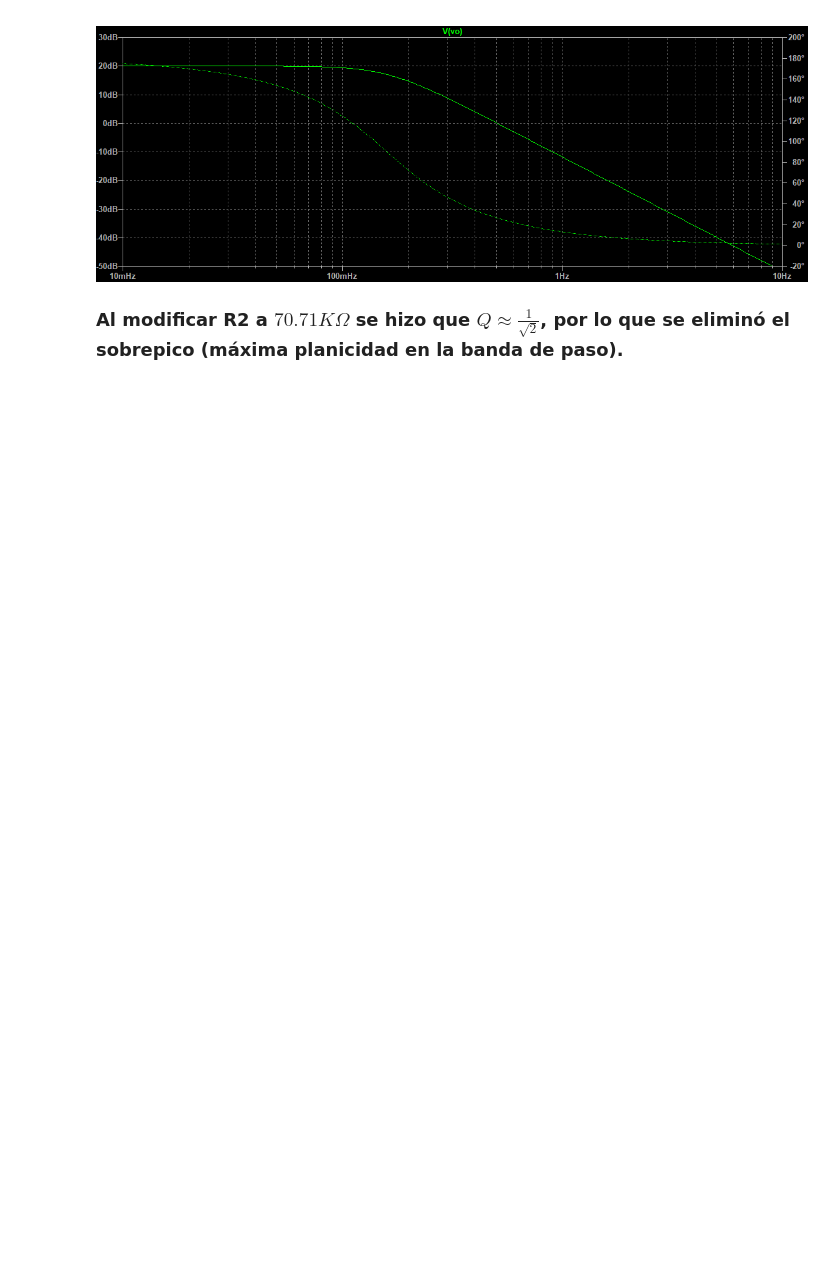
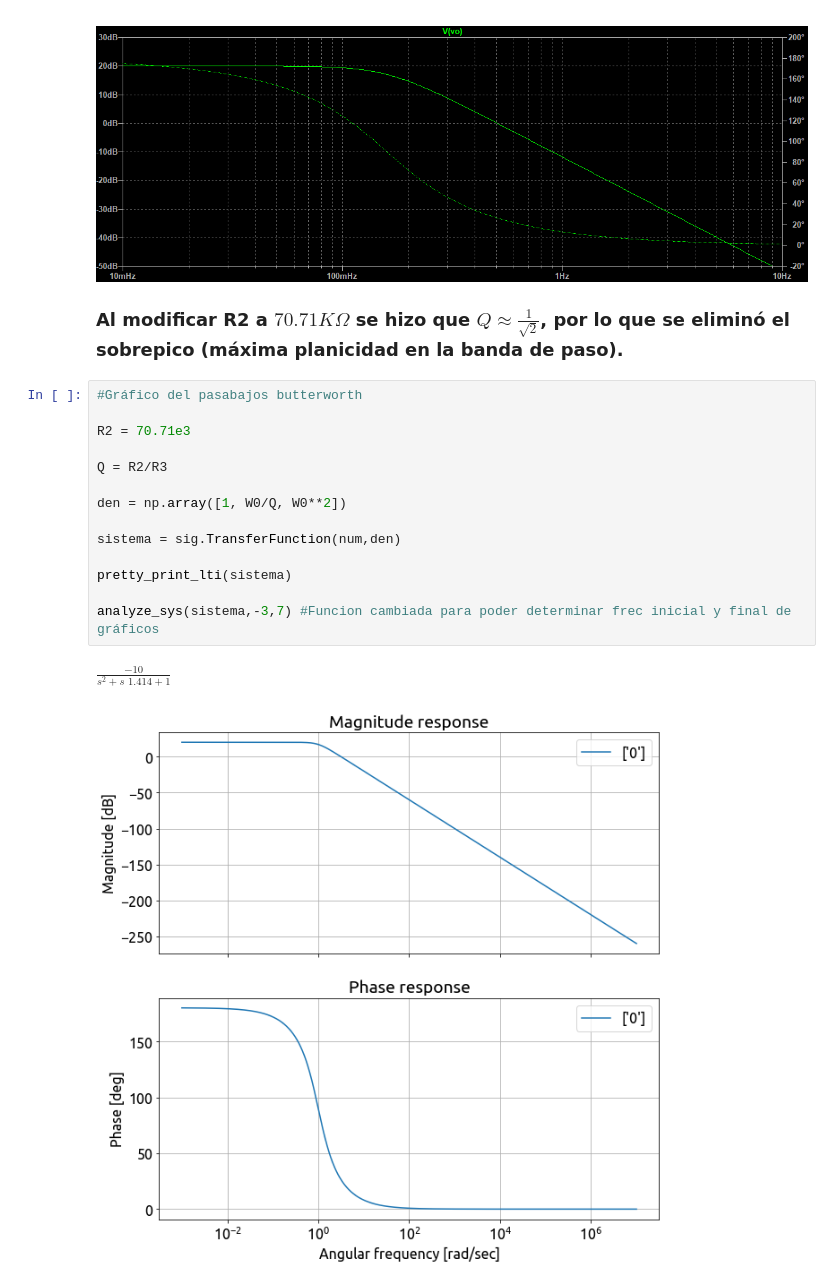
Before and after one commit to AleNimo/TC2, a Jupyter notebook: Trabajos Semanales/TS2/TS2.ipynb, the cells around one changed output. Drawn from its saved outputs; the diff is of its cells as text; blank space fills up the shorter version.

```diff
--- a/Trabajos Semanales/TS2/TS2.ipynb
+++ b/Trabajos Semanales/TS2/TS2.ipynb
@@ -23,3 +89,20 @@ IFrame("./TS2.pdf", width=1000, height=1000)
 ![imagen-4.png](attachment:imagen-4.png)
 
 ### Al modificar R2 a $70.71K\Omega$ se hizo que $Q\approx\frac{1}{\sqrt{2}}$, por lo que se eliminó el sobrepico (máxima planicidad en la banda de paso).
+# %%
+#Gráfico del pasabajos butterworth
+
+R2 = 70.71e3
+
+Q = R2/R3
+
+den = np.array([1, W0/Q, W0**2])
+
+sistema = sig.TransferFunction(num,den)
+
+pretty_print_lti(sistema)
+
+analyze_sys(sistema,-3,7) #Funcion cambiada para poder determinar frec inicial y final de gráficos
+# %% [output]
+$\displaystyle \frac{-10 }{s^2 + s \,\, 1.414 +   1 }$
+[figure, added]
```
Also changed, not shown: parts of 3 cells of this notebook, 1 other file.
